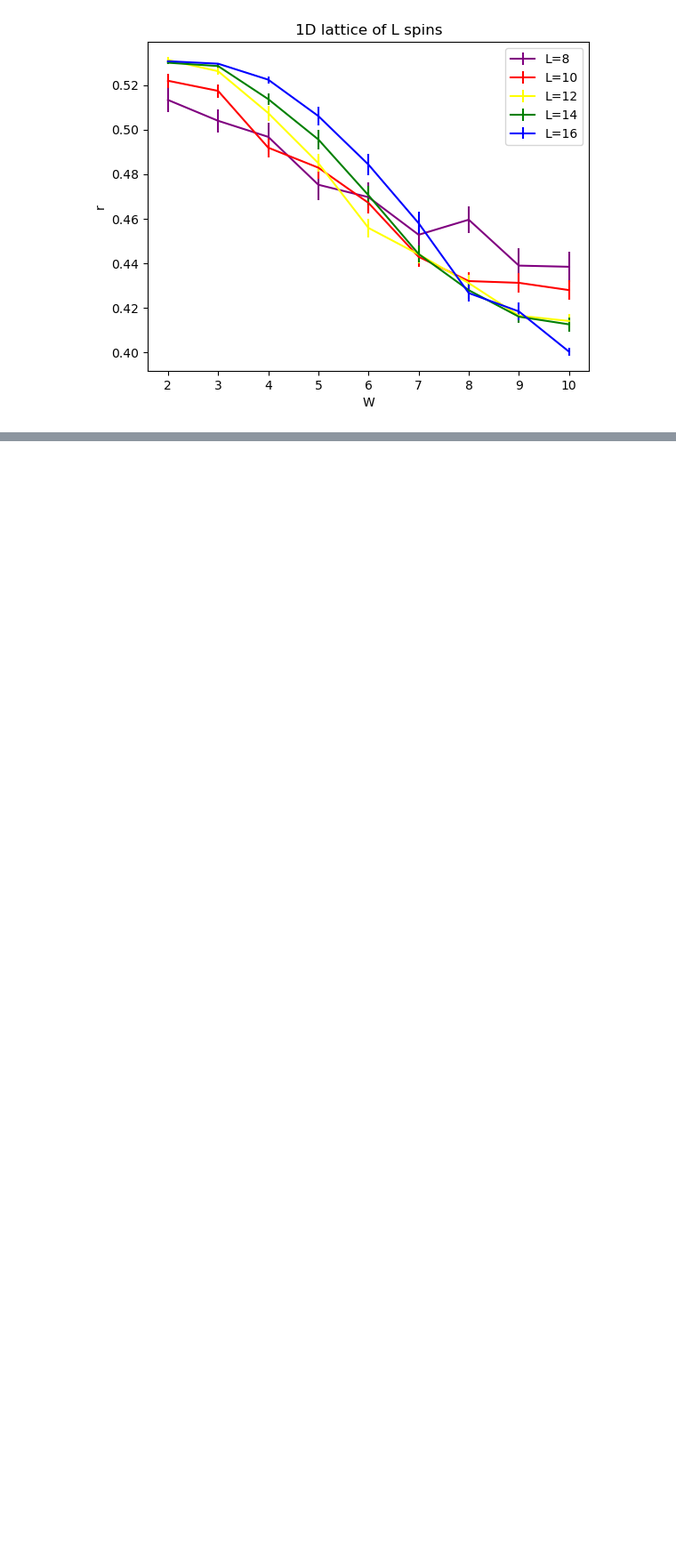
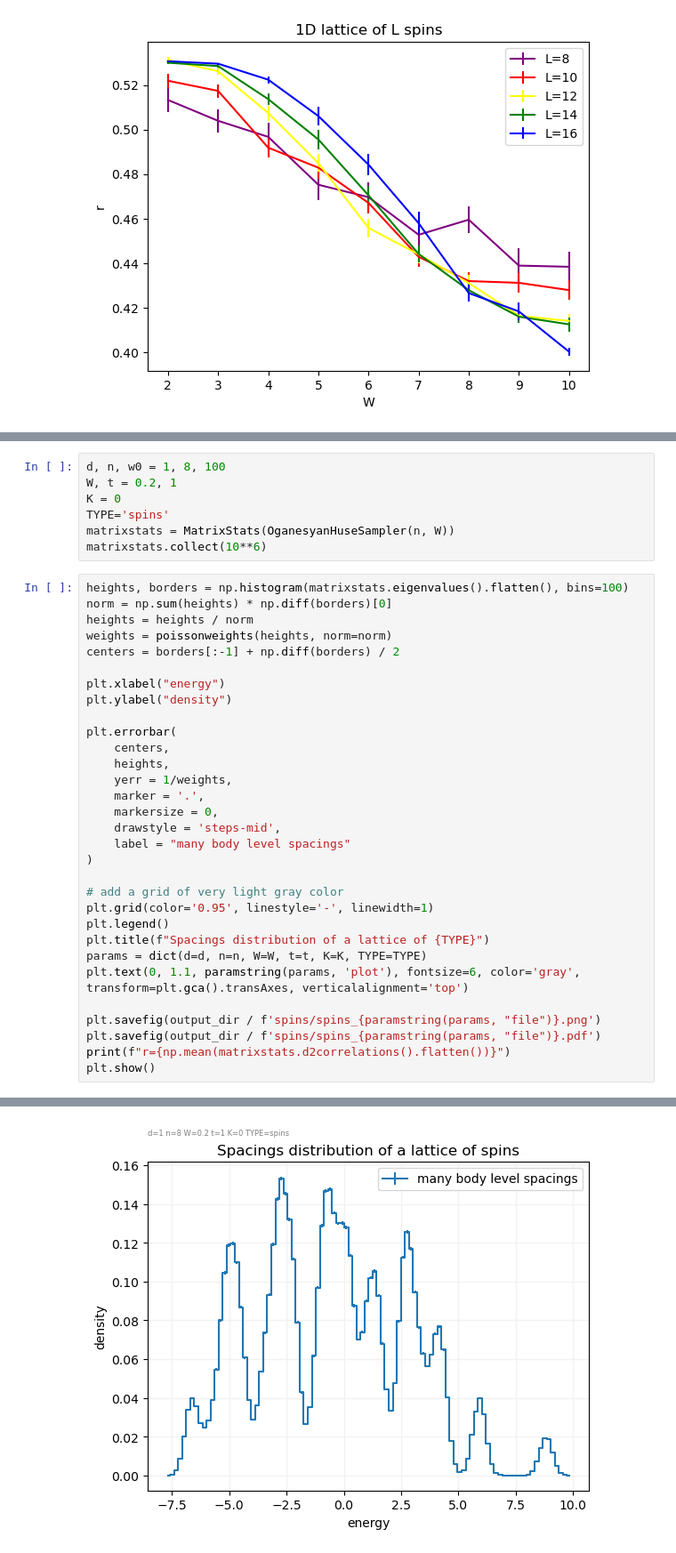
Before and after one commit to andrea-lizzit/fastparticles, a Jupyter notebook: simulation/manybody.ipynb, the cells around one changed output, grey strips where cells are left out. Shown at 89% size. Drawn from its saved outputs; the diff is of its cells as text; blank space fills up the shorter version.

```diff
--- a/simulation/manybody.ipynb
+++ b/simulation/manybody.ipynb
@@ -126,0 +177,39 @@ plt.savefig(odir / f"correlation_transition.pdf")
+# %%
+d, n, w0 = 1, 8, 100
+W, t = 0.2, 1
+K = 0
+TYPE='spins'
+matrixstats = MatrixStats(OganesyanHuseSampler(n, W))
+matrixstats.collect(10**6)
+# %%
+heights, borders = np.histogram(matrixstats.eigenvalues().flatten(), bins=100)
+norm = np.sum(heights) * np.diff(borders)[0]
+heights = heights / norm
+weights = poissonweights(heights, norm=norm)
+centers = borders[:-1] + np.diff(borders) / 2
+
+plt.xlabel("energy")
+plt.ylabel("density")
+
+plt.errorbar(
+    centers,
+    heights,
+    yerr = 1/weights,
+    marker = '.',
+    markersize = 0,
+    drawstyle = 'steps-mid',
+    label = "many body level spacings"
+)
+
+# add a grid of very light gray color
+plt.grid(color='0.95', linestyle='-', linewidth=1)
+plt.legend()
+plt.title(f"Spacings distribution of a lattice of {TYPE}")
+params = dict(d=d, n=n, W=W, t=t, K=K, TYPE=TYPE)
+plt.text(0, 1.1, paramstring(params, 'plot'), fontsize=6, color='gray', transform=plt.gca().transAxes, verticalalignment='top')
+
+plt.savefig(output_dir / f'spins/spins_{paramstring(params, "file")}.png')
+plt.savefig(output_dir / f'spins/spins_{paramstring(params, "file")}.pdf')
+print(f"r={np.mean(matrixstats.d2correlations().flatten())}")
+plt.show()
+# %% [output]
@@ -126,0 +217 @@ plt.savefig(odir / f"correlation_transition.pdf")
+[figure, added]
```
Also changed, not shown: parts of 21 cells of this notebook, 4 other files.
